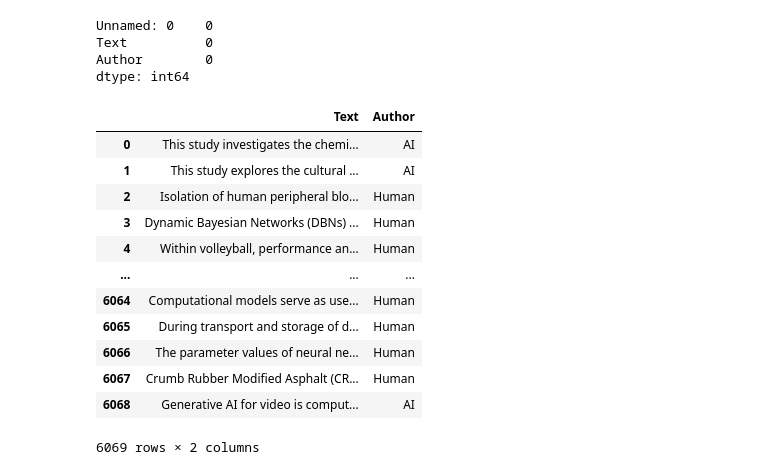
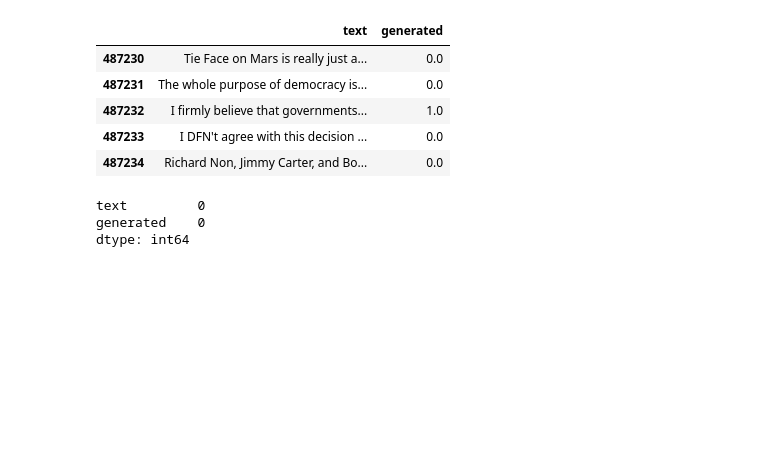
Before and after one commit to Himanshubahetiya/human-vs-ai-text-Detector, a Jupyter notebook: train.ipynb, the cells around one changed output. Saved outputs shown, nothing was run; the diff lists cells and outputs as text; code cells hidden in the pictures; blank space fills up the shorter version.

Commit message:
add the new dataset of model

```diff
--- a/train.ipynb
+++ b/train.ipynb
@@ -6,11 +6,19 @@ from sklearn.svm import LinearSVC
 from sklearn.metrics import classification_report,confusion_matrix
 import pickle
 # %%
-data = pd.read_csv("data_for_preprocessing.csv")
+df = pd.read_csv("AI_Human.csv")
+# %%
+df.tail()
+# %% [output]
+|  | text | generated |
+| 487230 | Tie Face on Mars is really just a... | 0.0 |
+| 487231 | The whole purpose of democracy is... | 0.0 |
+| 487232 | I firmly believe that governments... | 1.0 |
+| 487233 | I DFN't agree with this decision ... | 0.0 |
+| 487234 | Richard Non, Jimmy Carter, and Bo... | 0.0 |
 # %%
-data.isnull().sum()
+df.isnull().sum()
 # %% [output]
-Unnamed: 0    0
-Text          0
-Author        0
+text         0
+generated    0
 dtype: int64
@@ -19,16 +24,0 @@ df = data.drop("Unnamed: 0",axis=1)
-# %%
-df
-# %% [output]
-|  | Text | Author |
-| 0 | This study investigates the chemi... | AI |
-| 1 | This study explores the cultural ... | AI |
-| 2 | Isolation of human peripheral blo... | Human |
-| 3 | Dynamic Bayesian Networks (DBNs) ... | Human |
-| 4 | Within volleyball, performance an... | Human |
-| ... | ... | ... |
-| 6064 | Computational models serve as use... | Human |
-| 6065 | During transport and storage of d... | Human |
-| 6066 | The parameter values of neural ne... | Human |
-| 6067 | Crumb Rubber Modified Asphalt (CR... | Human |
-| 6068 | Generative AI for video is comput... | AI |
-6069 rows × 2 columns
```
Also changed, not shown: parts of 17 cells of this notebook, 2 other files.
